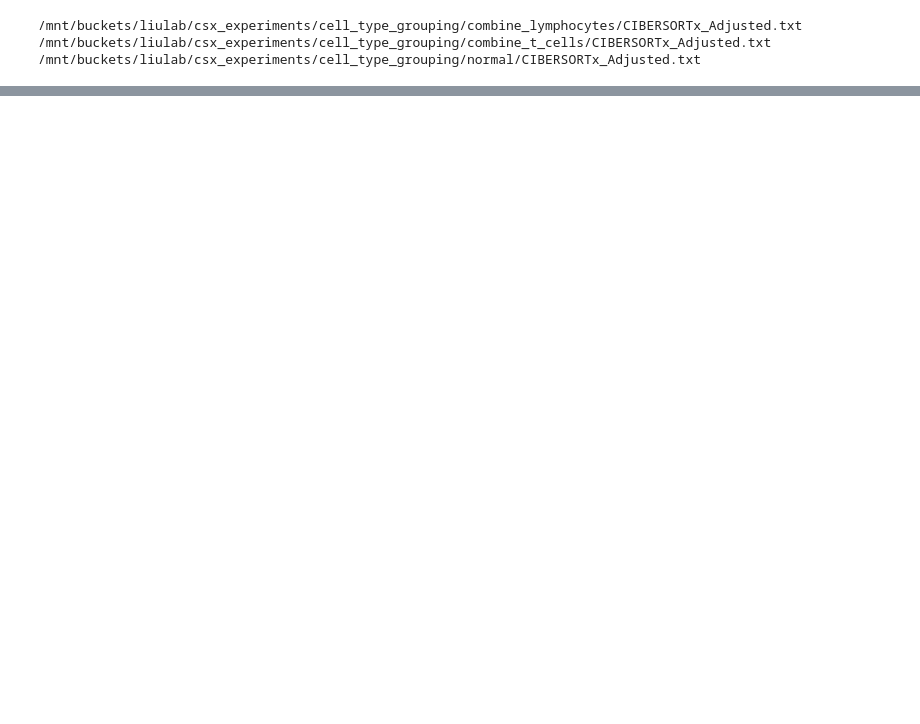
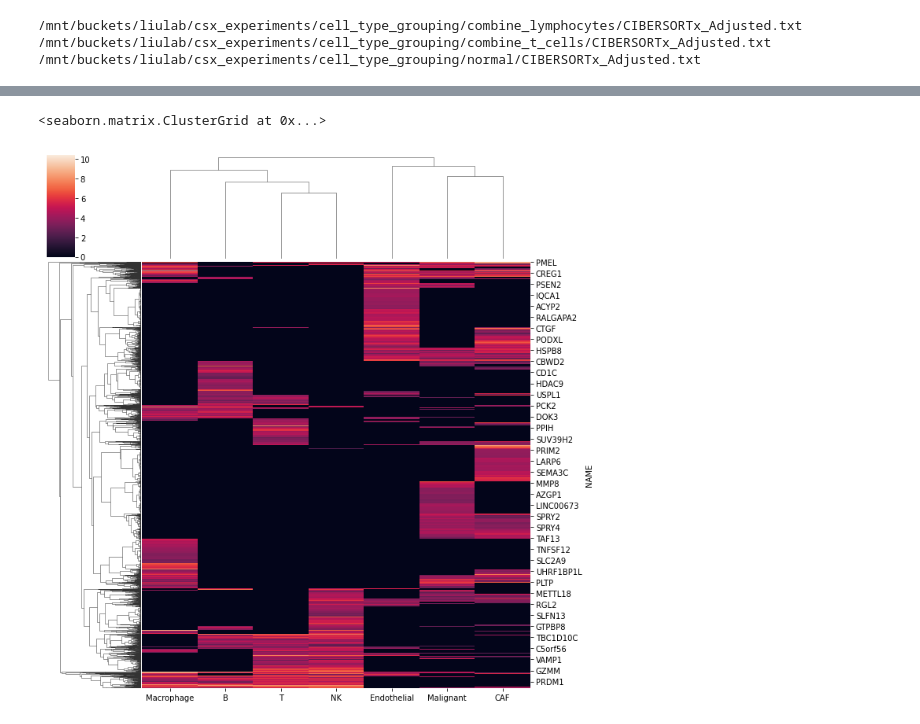
Before and after one commit to davidliu-lab/deconv, a Jupyter notebook: 3c - analyze differences in signature matrices.ipynb, the cells around one changed output, grey strips where cells are left out. Drawn from its saved outputs; the diff is of its cells as text; code cells hidden in the pictures; blank space fills up the shorter version.

```diff
--- a/3c - analyze differences in signature matrices.ipynb
+++ b/3c - analyze differences in signature matrices.ipynb
@@ -75,3 +74,3 @@ read_sigmat("normal")
 # %%
-read_sigmat("combine_t_cells")
+sigmat_t = read_sigmat("combine_t_cells")
 # %% [output]
@@ -110,0 +105,5 @@ read_sigmat("combine_lymphocytes")
+# %%
+sns.clustermap(np.log(sigmat_t))
+# %% [output]
+<seaborn.matrix.ClusterGrid at 0x...>
+[figure, added]
```
Also changed, not shown: parts of 20 cells of this notebook.
